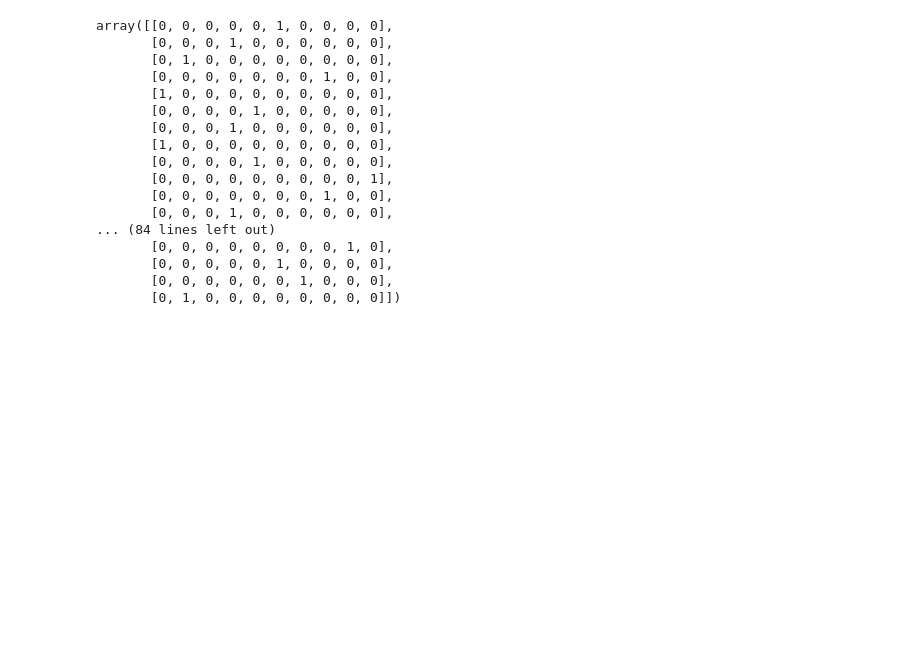
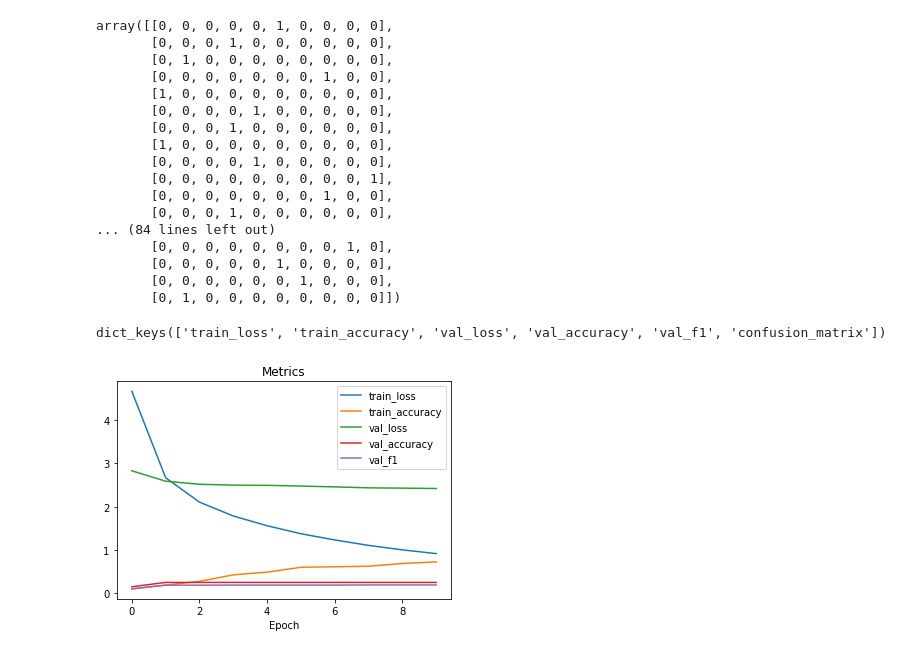
Before and after one commit to asifajrof/cse-472-offlines, a Jupyter notebook: offline-4-cnn/codes/testing.ipynb, the cells around one changed output. Saved outputs shown, nothing was run; the diff lists cells and outputs as text; code cells hidden in the pictures; blank space fills up the shorter version.

```diff
--- a/offline-4-cnn/codes/testing.ipynb
+++ b/offline-4-cnn/codes/testing.ipynb
@@ -2513,0 +2519,21 @@ array([[0, 0, 0, 0, 0, 1, 0, 0, 0, 0],
+# %%
+pickle_file = "..\saved\metrics_100-samples_0.2-test_ratio_0-random_seed_10-epochs_8-batch_size.pkl"
+# %%
+metrics = pickle.load(open(pickle_file, "rb"))
+# %%
+metrics.keys()
+# %% [output]
+dict_keys(['train_loss', 'train_accuracy', 'val_loss', 'val_accuracy', 'val_f1', 'confusion_matrix'])
+# %%
+plt.title("Metrics")
+for key in metrics.keys():
+    if key == "confusion_matrix":
+        continue
+    plt.plot(metrics[key], label=key)
+
+plt.xlabel("Epoch")
+plt.legend()
+plt.show()
+plt.close()
+# %% [output]
+[figure, added]
```
Also changed, not shown: parts of 5 cells of this notebook, 6 other files.
